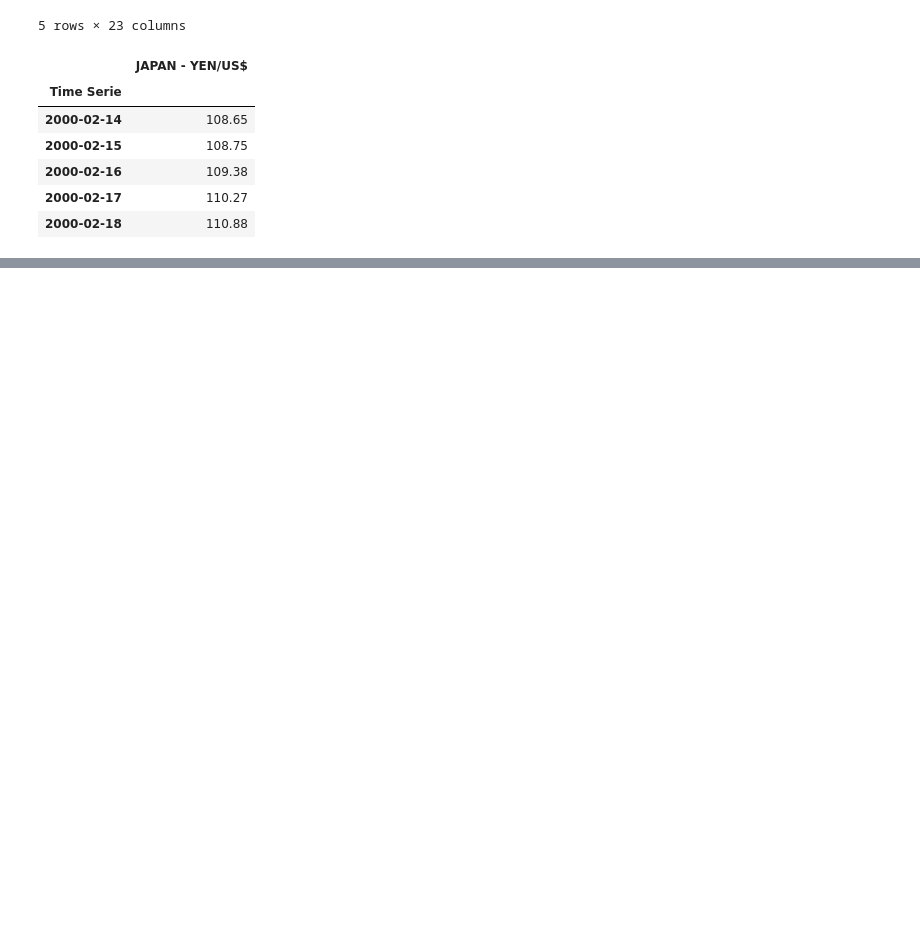
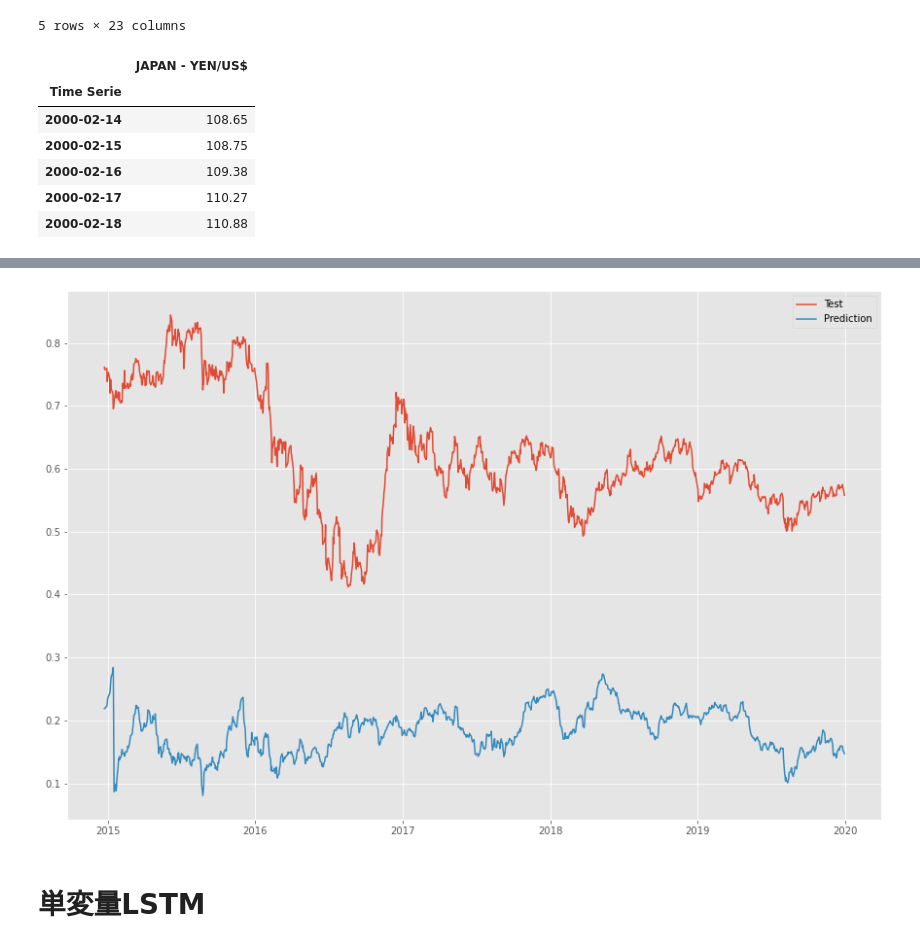
Before and after one commit to MasahiroMakino0706/Kaggle, a Jupyter notebook: FX/main.ipynb, the cells around one changed output, grey strips where cells are left out. Saved outputs shown, nothing was run; the diff lists cells and outputs as text; code cells hidden in the pictures; blank space fills up the shorter version.

```diff
--- a/FX/main.ipynb
+++ b/FX/main.ipynb
@@ -391,0 +531,4 @@ plot_feature_importance(df_importance)
+# %%
+# rehsapeで一列にする
+korea = np.array(df_korea).reshape(-1, number_of_lag)
+swither = np.array(df_swither).reshape(-1, number_of_lag)
@@ -391,0 +592,3 @@ plot_feature_importance(df_importance)
+# %%
+# 目的変数のデータを用意
+y = pd.concat([dataset['JAPAN - YEN/US$']], axis=1)
@@ -391,0 +612,2 @@ plot_feature_importance(df_importance)
+# %%
+y = y[number_of_lag-1:]
@@ -391,0 +667,20 @@ plot_feature_importance(df_importance)
+# %%
+# 学習
+'''
+history = model.fit(train_X,
+                    train_y,
+                    validation_split=0.1,
+                    batch_size=5,
+                    epochs=20,
+                    verbose=2,
+                    callbacks=[cp_callback, early])
+'''
+history = model.fit(train_X,
+                    train_y,
+                    validation_split=0.1,
+                    batch_size=5,
+                    epochs=10,
+                    verbose=2)
+
+pred_y = model.predict(test_X)
+print(pred_y)
@@ -391,0 +732,16 @@ plot_feature_importance(df_importance)
+# %%
+#Y_train = pd.DataFrame(Y_train)
+#Y_train.index = pd.to_datetime(X_df.iloc[3:193,0])
+Y_test = pd.DataFrame(test_y)
+#Y_test.index = pd.to_datetime(X_df.iloc[193:,0])
+Predict = pd.DataFrame(pred_y, index=test_y.index)
+#Predict.index=pd.to_datetime(X_df.iloc[193:,0])
+plt.figure(figsize=(15,10))
+plt.plot(Y_test, label = 'Test')
+plt.plot(Predict, label = 'Prediction')
+plt.legend(loc='best')
+plt.show()
+# %% [output]
+[figure, added]
+# %% [markdown]
+# 単変量LSTM
```
Also changed, not shown: parts of 40 cells of this notebook.
